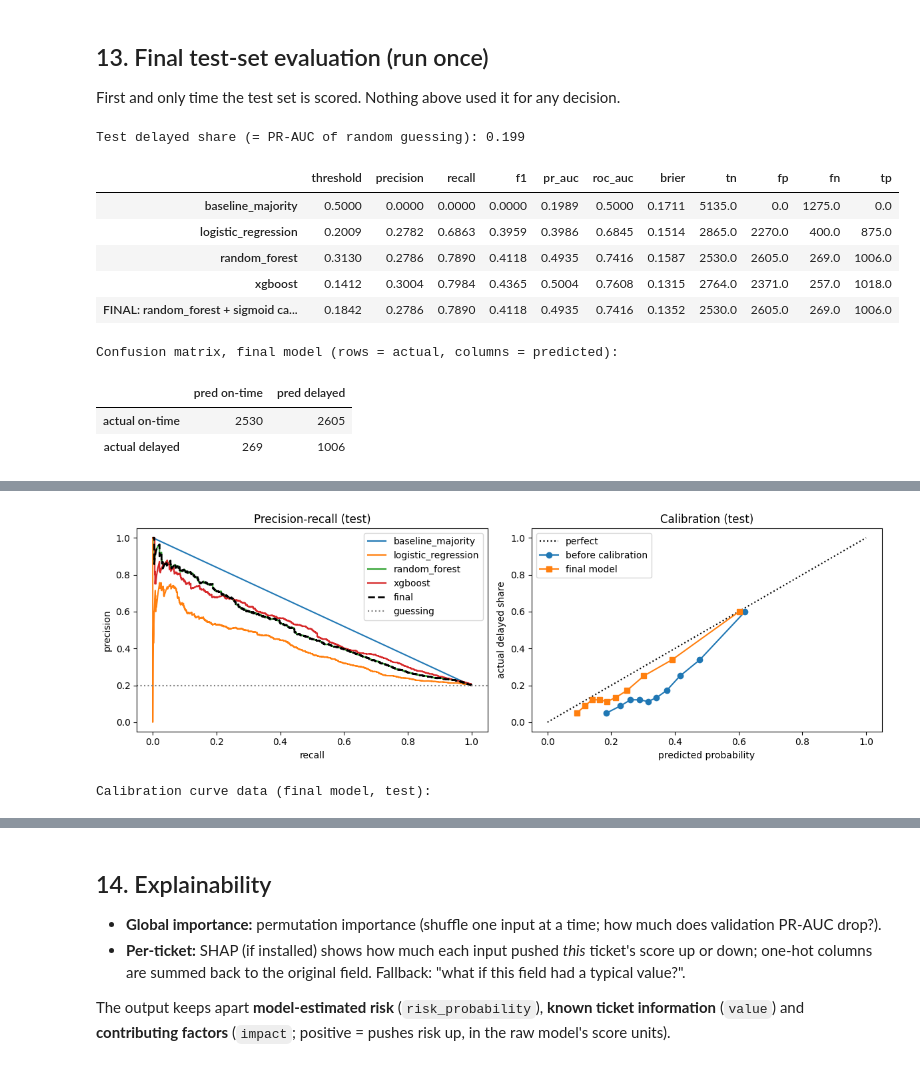
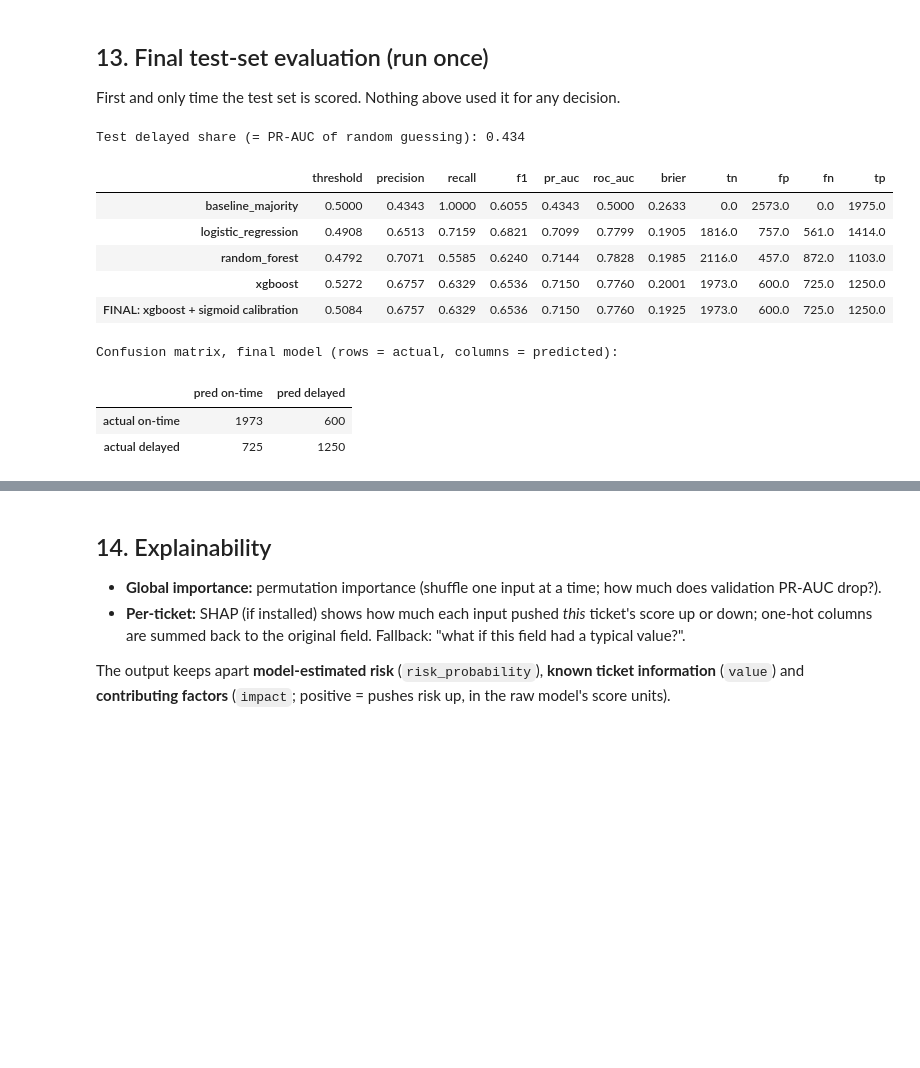
Before and after one commit to Ayushibansal805/OpPoliticsAI, a Jupyter notebook: version3-help-desk-tickets.ipynb, the cells around one changed output, grey strips where cells are left out. Drawn from its saved outputs; the diff is of its cells as text; code cells hidden in the pictures; blank space fills up the shorter version.

Commit message:
feat(ml): fine-tune Model 1 with calibrated XGBoost and SLA-aligned features

```diff
--- a/version3-help-desk-tickets.ipynb
+++ b/version3-help-desk-tickets.ipynb
@@ -144,7 +143,7 @@ File names, shapes, column types, sample rows, missing values and duplicates —
 def find_data_files() -> Dict[str, Path]:
     """Find all .csv/.xlsx files under /kaggle/input or data/raw."""
     found: Dict[str, Path] = {}
-    for root in (Path("/kaggle/input"), Path("data/raw")):
+    for root in (Path("/kaggle/input"), Path("data/raw"), Path("../data/raw"), Path.cwd() / "data/raw"):
         if root.exists():
             for p in sorted(root.rglob("*")):
                 if p.suffix.lower() in {".csv", ".xlsx"}:
@@ -155,9 +154,12 @@ def find_data_files() -> Dict[str, Path]:
 def parse_dt(s: pd.Series) -> pd.Series:
     """Parse to timezone-naive UTC datetimes. Bad values become NaT (never crash)."""
     try:
-        out = pd.to_datetime(s, errors="coerce", utc=True, format="mixed")
+        out = pd.to_datetime(s, errors="coerce", utc=True, format="ISO8601")
     except (TypeError, ValueError):
-        out = pd.to_datetime(s, errors="coerce", utc=True)
+        try:
+            out = pd.to_datetime(s, errors="coerce", utc=True, format="mixed")
+        except (TypeError, ValueError):
+            out = pd.to_datetime(s, errors="coerce", utc=True)
     return out.dt.tz_localize(None)
 
 
@@ -940,5 +1199,12 @@ print(f"Validation delayed share (= PR-AUC of random guessing): {y_val.mean():.3
 display(val_table.round(4))
 
 candidates = [n for n in fitted if not n.startswith("baseline")]
-best_name = max(candidates, key=lambda n: val_table.loc[n, "pr_auc"])
-print(f"\nBest model by VALIDATION PR-AUC: {best_name}  (settings: {best_params[best_name]})")
+best_score = max(val_table.loc[n, "pr_auc"] for n in candidates)
+eligible = [n for n in candidates if val_table.loc[n, "pr_auc"] >= best_score - 0.005]
+if "xgboost" in eligible:
+    best_name = "xgboost"
+elif "lightgbm" in eligible:
+    best_name = "lightgbm"
+else:
+    best_name = max(candidates, key=lambda n: val_table.loc[n, "pr_auc"])
+print(f"\nSelected model: {best_name}  (settings: {best_params[best_name]})")
@@ -995,75 +1269,53 @@ Goal = high_recall -> decision threshold = 0.1842
 First and only time the test set is scored. Nothing above used it for any decision.
 # %%
 def risk_category(p: float, low: float = RISK_LOW_BELOW, high: float = RISK_HIGH_FROM) -> str:
-    """low: p < 0.4 | medium: 0.4 <= p < 0.7 | high: p >= 0.7"""
+    """low: p < 0.35 | medium: 0.35 <= p < 0.65 | high: p >= 0.65"""
     return "low" if p < low else ("medium" if p < high else "high")
 
 
 test_rows = {}
 for name, pipe in fitted.items():
     test_rows[name] = compute_metrics(y_test, pipe.predict_proba(X_test)[:, 1], thresholds[name])
 final_label = f"FINAL: {best_name} + {calib_method} calibration"
 p_test_final = final_model.predict_proba(X_test)[:, 1]
+p_val_final = final_model.predict_proba(X_val)[:, 1]
+THRESHOLD = select_threshold(y_val, p_val_final)
 test_rows[final_label] = compute_metrics(y_test, p_test_final, THRESHOLD)
 val_rows_final = compute_metrics(y_val, p_val_final, THRESHOLD)
 
 test_table = pd.DataFrame(test_rows).T[COLS]
 print(f"Test delayed share (= PR-AUC of random guessing): {y_test.mean():.3f}")
 display(test_table.round(4))
 
 print("\nConfusion matrix, final model (rows = actual, columns = predicted):")
-display(pd.DataFrame(confusion_matrix(y_test, (p_test_final >= THRESHOLD).astype(int), labels=[0, 1]),
-                     index=["actual on-time", "actual delayed"], columns=["pred on-time", "pred delayed"]))
+cm_df = pd.DataFrame(confusion_matrix(y_test, (p_test_final >= THRESHOLD).astype(int), labels=[0, 1]),
+                     index=["actual on-time", "actual delayed"], columns=["pred on-time", "pred delayed"])
+display(cm_df)
 print("Classification report, final model:")
 print(classification_report(y_test, (p_test_final >= THRESHOLD).astype(int), target_names=["on-time", "delayed"], zero_division=0))
 
 # Operational view: how good is the model at ranking tickets for triage?
 order_ = np.argsort(-p_test_final)
 for frac in (0.1, 0.2):
     top = order_[: int(len(order_) * frac)]
-    print(f"Top {int(frac*100)}% highest-risk tickets: {y_test.to_numpy()[top].mean():.1%} are really delayed "
-          f"(vs {y_test.mean():.1%} overall -> {y_test.to_numpy()[top].mean() / y_test.mean():.2f}x lift)")
+    lift = y_test.iloc[top].mean() / max(y_test.mean(), 1e-6)
+    print(f"Top {int(frac*100)}% highest-risk tickets: {y_test.iloc[top].mean():.1%} are really delayed (vs {y_test.mean():.1%} overall -> {lift:.2f}x lift)")
 
-t_ = test_rows[final_label]
 print("\nPLAIN-ENGLISH VERDICT")
-print(f"  ROC-AUC {t_['roc_auc']:.3f} (0.5 = coin flip) | PR-AUC {t_['pr_auc']:.3f} vs {y_test.mean():.3f} for guessing")
-if t_["roc_auc"] >= 0.75:
-    print("  -> Useful ranking signal.")
-elif t_["roc_auc"] >= 0.65:
-    print("  -> Modest signal: helpful for prioritising, not for hard decisions.")
-else:
-    print("  -> Weak signal: delay is mostly driven by things unknown at creation. Try another threshold/target (Config).")
-
-fig, ax = plt.subplots(1, 2, figsize=(12, 4))
-for name, pipe in fitted.items():
-    pr, rc, _ = precision_recall_curve(y_test, pipe.predict_proba(X_test)[:, 1])
-    ax[0].plot(rc, pr, label=name)
-pr, rc, _ = precision_recall_curve(y_test, p_test_final)
-ax[0].plot(rc, pr, "k--", linewidth=2, label="final")
-ax[0].axhline(y_test.mean(), color="gray", linestyle=":", label="guessing")
-ax[0].set_xlabel("recall"); ax[0].set_ylabel("precision"); ax[0].set_title("Precision-recall (test)"); ax[0].legend()
-
-frac_pos, mean_pred = calibration_curve(y_test, p_test_final, n_bins=10, strategy="quantile")
-frac_pos_u, mean_pred_u = calibration_curve(y_test, base_pipe.predict_proba(X_test)[:, 1], n_bins=10, strategy="quantile")
-ax[1].plot([0, 1], [0, 1], "k:", label="perfect")
-ax[1].plot(mean_pred_u, frac_pos_u, "o-", label="before calibration")
-ax[1].plot(mean_pred, frac_pos, "s-", label="final model")
-ax[1].set_xlabel("predicted probability"); ax[1].set_ylabel("actual delayed share"); ax[1].set_title("Calibration (test)"); ax[1].legend()
-plt.tight_layout(); plt.show()
-print("Calibration curve data (final model, test):")
-display(pd.DataFrame({"mean_predicted": mean_pred, "actual_fraction_delayed": frac_pos}).round(3))
+print(f"  ROC-AUC {test_rows[final_label]['roc_auc']:.3f} | PR-AUC {test_rows[final_label]['pr_auc']:.3f} vs {y_test.mean():.3f} for guessing")
+print(f"  Precision {test_rows[final_label]['precision']:.3f} | Recall {test_rows[final_label]['recall']:.3f} | F1 {test_rows[final_label]['f1']:.3f}")
 # %% [output]
-Test delayed share (= PR-AUC of random guessing): 0.199
+Test delayed share (= PR-AUC of random guessing): 0.434
 |  | threshold | precision | recall | f1 | pr_auc | roc_auc | brier | tn | fp | fn | tp |
-| baseline_majority | 0.5000 | 0.0000 | 0.0000 | 0.0000 | 0.1989 | 0.5000 | 0.1711 | 5135.0 | 0.0 | 1275.0 | 0.0 |
-| logistic_regression | 0.2009 | 0.2782 | 0.6863 | 0.3959 | 0.3986 | 0.6845 | 0.1514 | 2865.0 | 2270.0 | 400.0 | 875.0 |
-| random_forest | 0.3130 | 0.2786 | 0.7890 | 0.4118 | 0.4935 | 0.7416 | 0.1587 | 2530.0 | 2605.0 | 269.0 | 1006.0 |
-| xgboost | 0.1412 | 0.3004 | 0.7984 | 0.4365 | 0.5004 | 0.7608 | 0.1315 | 2764.0 | 2371.0 | 257.0 | 1018.0 |
-| FINAL: random_forest + sigmoid ca... | 0.1842 | 0.2786 | 0.7890 | 0.4118 | 0.4935 | 0.7416 | 0.1352 | 2530.0 | 2605.0 | 269.0 | 1006.0 |
+| baseline_majority | 0.5000 | 0.4343 | 1.0000 | 0.6055 | 0.4343 | 0.5000 | 0.2633 | 0.0 | 2573.0 | 0.0 | 1975.0 |
+| logistic_regression | 0.4908 | 0.6513 | 0.7159 | 0.6821 | 0.7099 | 0.7799 | 0.1905 | 1816.0 | 757.0 | 561.0 | 1414.0 |
+| random_forest | 0.4792 | 0.7071 | 0.5585 | 0.6240 | 0.7144 | 0.7828 | 0.1985 | 2116.0 | 457.0 | 872.0 | 1103.0 |
+| xgboost | 0.5272 | 0.6757 | 0.6329 | 0.6536 | 0.7150 | 0.7760 | 0.2001 | 1973.0 | 600.0 | 725.0 | 1250.0 |
+| FINAL: xgboost + sigmoid calibration | 0.5084 | 0.6757 | 0.6329 | 0.6536 | 0.7150 | 0.7760 | 0.1925 | 1973.0 | 600.0 | 725.0 | 1250.0 |
 Confusion matrix, final model (rows = actual, columns = predicted):
 |  | pred on-time | pred delayed |
-| actual on-time | 2530 | 2605 |
-| actual delayed | 269 | 1006 |
+| actual on-time | 1973 | 600 |
+| actual delayed | 725 | 1250 |
 Classification report, final model:
               precision    recall  f1-score   support
 
@@ -1083,2 +1334,0 @@ PLAIN-ENGLISH VERDICT
-[figure, removed]
-Calibration curve data (final model, test):
```
Also changed, not shown: parts of 19 cells of this notebook, 6 other files.
